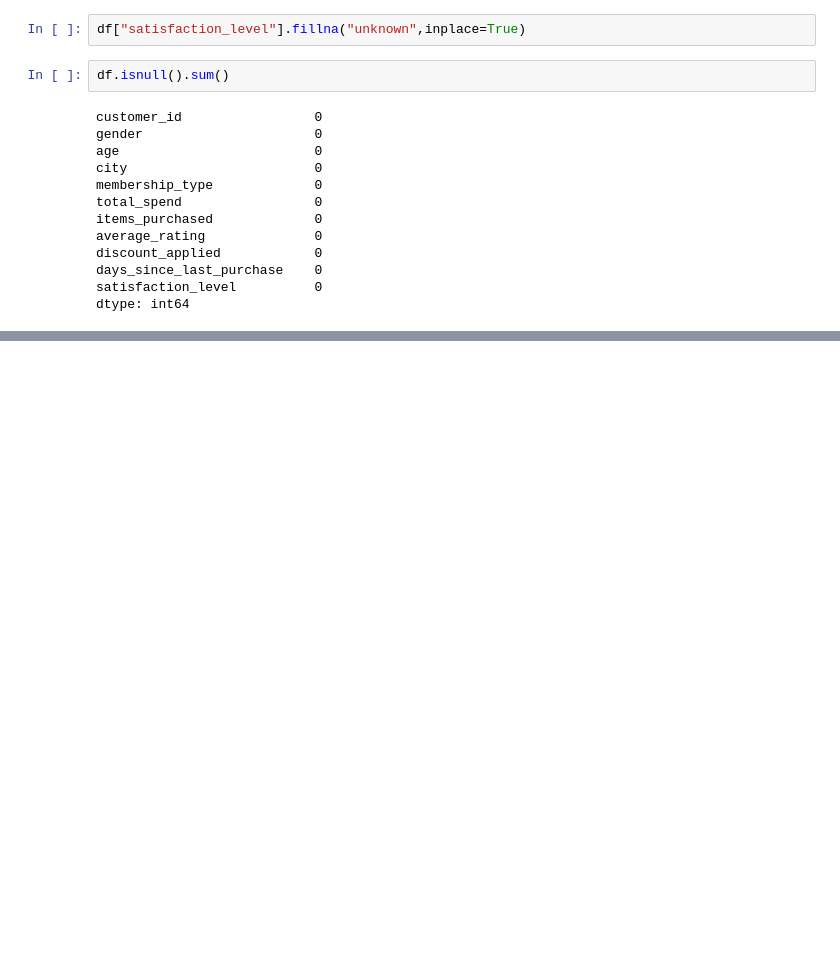
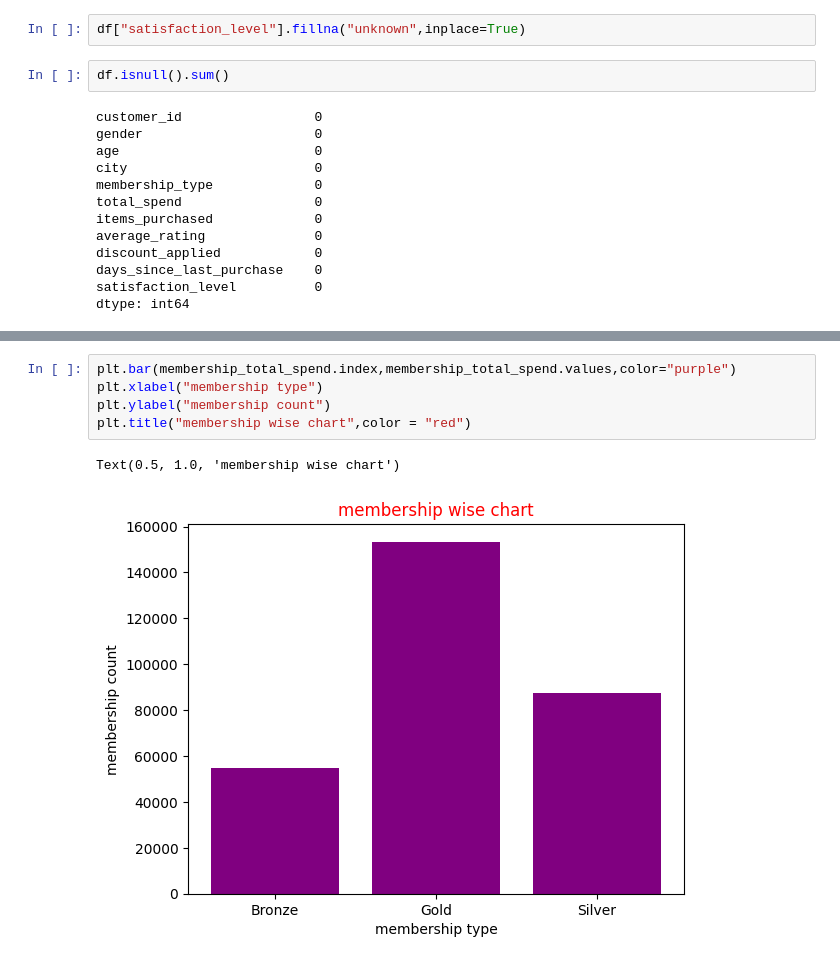
Before and after one commit to abinanand/Pandas_works, a Jupyter notebook: Customer_behaviour_case_study/customer_behviour_study.ipynb, the cells around one changed output, grey strips where cells are left out. Saved outputs shown, nothing was run; the diff lists cells and outputs as text; blank space fills up the shorter version.

```diff
--- a/Customer_behaviour_case_study/customer_behviour_study.ipynb
+++ b/Customer_behaviour_case_study/customer_behviour_study.ipynb
@@ -61,0 +109,8 @@ dtype: int64
+# %%
+plt.bar(membership_total_spend.index,membership_total_spend.values,color="purple")
+plt.xlabel("membership type")
+plt.ylabel("membership count")
+plt.title("membership wise chart",color = "red")
+# %% [output]
+Text(0.5, 1.0, 'membership wise chart')
+[figure, added]
```
Also changed, not shown: parts of 18 cells of this notebook.
